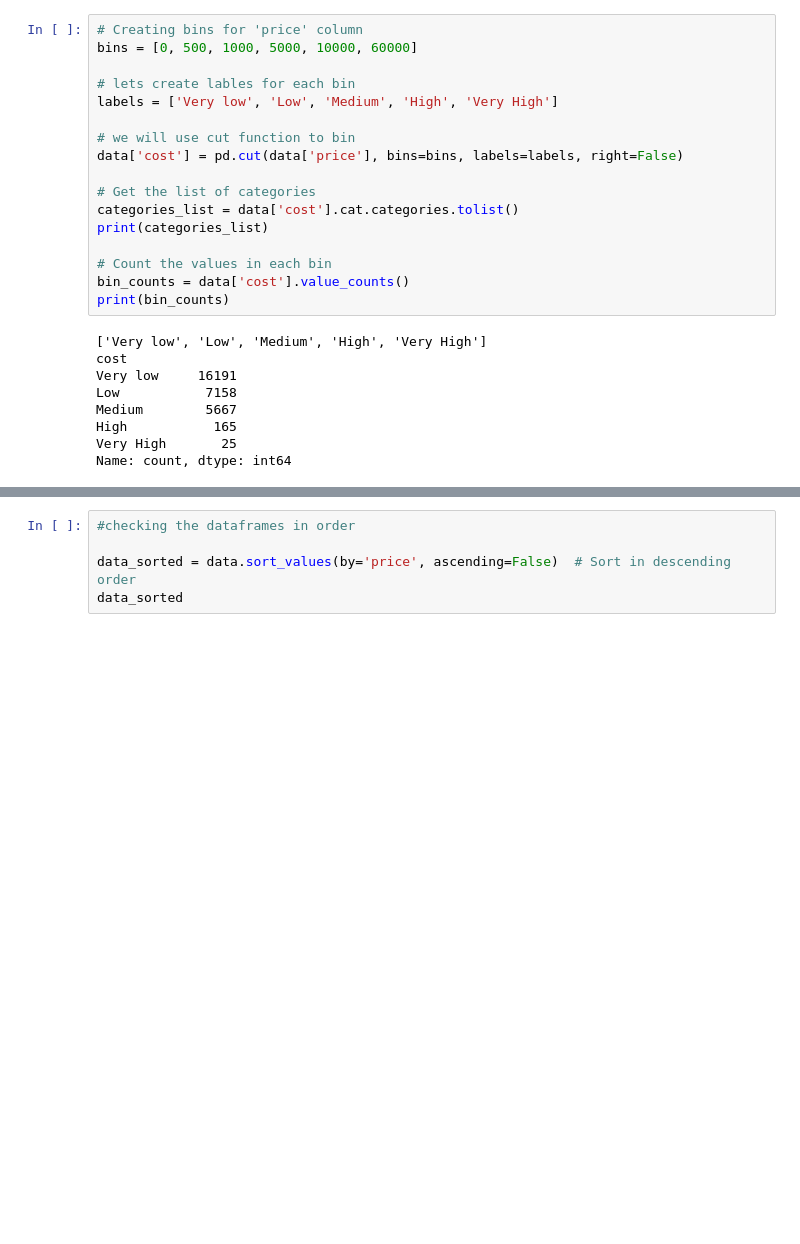
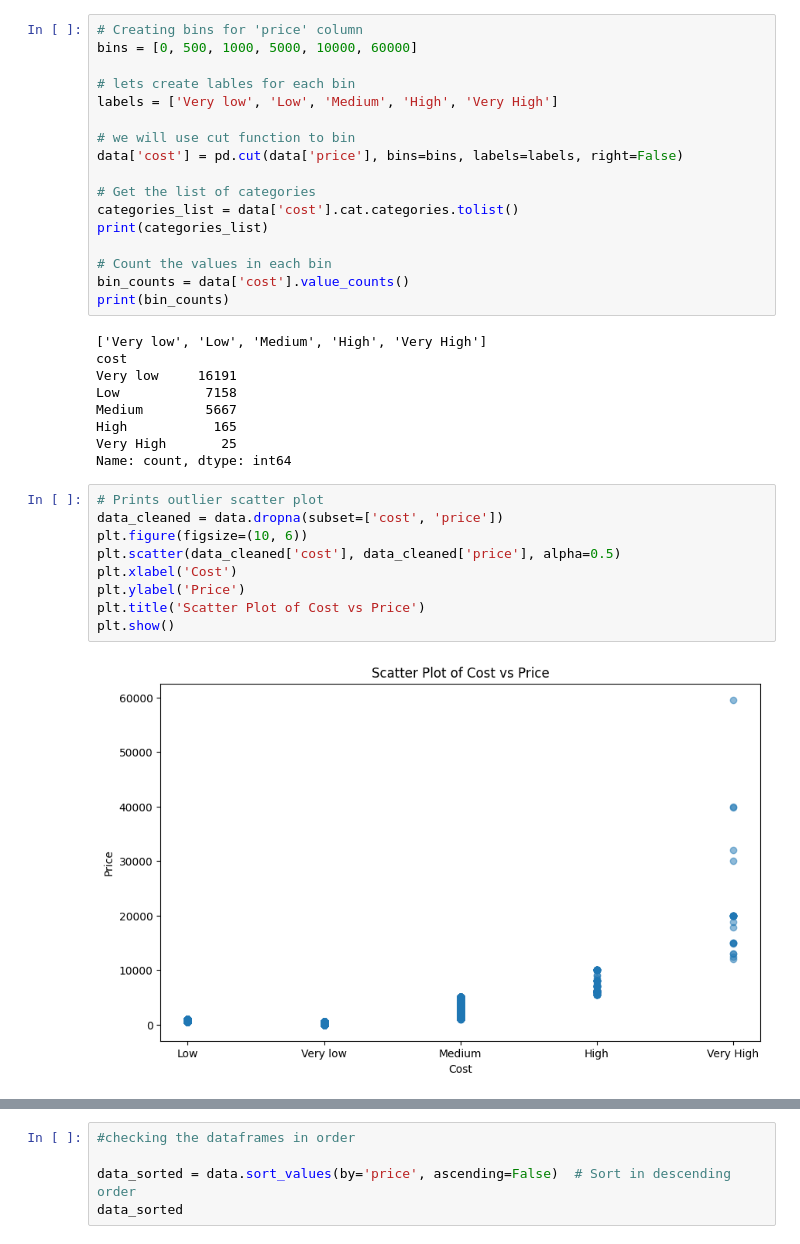
Before and after one commit to Florrena/project, a Jupyter notebook: 1.ipynb, the cells around one changed output, grey strips where cells are left out. Saved outputs shown, nothing was run; the diff lists cells and outputs as text; blank space fills up the shorter version.

```diff
--- a/1.ipynb
+++ b/1.ipynb
@@ -144,6 +144,17 @@ Medium        5667
 High           165
 Very High       25
 Name: count, dtype: int64
+# %%
+# Prints outlier scatter plot
+data_cleaned = data.dropna(subset=['cost', 'price'])
+plt.figure(figsize=(10, 6))
+plt.scatter(data_cleaned['cost'], data_cleaned['price'], alpha=0.5)
+plt.xlabel('Cost')
+plt.ylabel('Price')
+plt.title('Scatter Plot of Cost vs Price')
+plt.show()
+# %% [output]
+[figure, added]
 # %%
 # Creating bins for 'positive' column
 bins = [0, 1000, 5000 , 8000, 10000, 20000]
```
Also changed, not shown: parts of 10 cells of this notebook.
